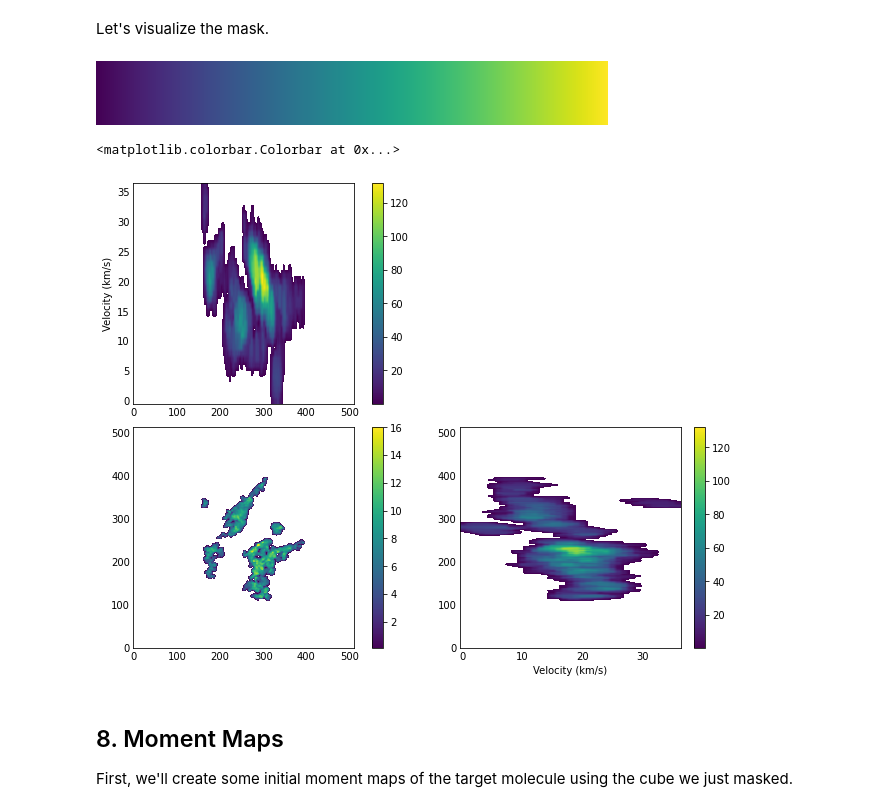
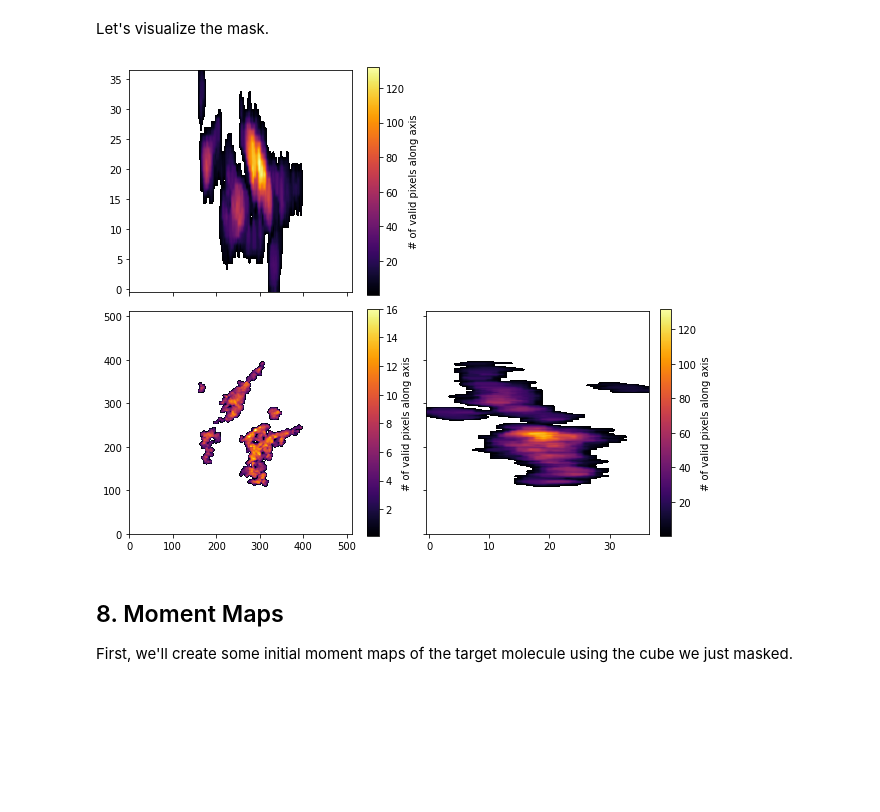
Before and after one commit to abulatek/brick, a Jupyter notebook: first_results/CH3CNMasking_v1.ipynb, the cells around one changed output. Cells and saved outputs as stored; diff of their text form; code cells hidden in the pictures; blank space fills up the shorter version.

Commit message:
Finished mask marginal plot, updated colormaps for coldens/temp

```diff
--- a/first_results/CH3CNMasking_v1.ipynb
+++ b/first_results/CH3CNMasking_v1.ipynb
@@ -416,5 +416,3 @@ masked_cube = ch3cnsubcube_f_reproj.with_mask(signal_mask)
 # masked_cube = SpectralCube.read('masked_target_cube.fits')
 # %% [markdown]
 Let's visualize the mask.
-# %%
-pl.rcParams['figure.facecolor'] = 'w'
@@ -423,60 +419,50 @@ from astropy.visualization import simple_norm
-# %%
-pl.matplotlib.cm.viridis.copy()
-# %% [output]
-[figure, removed]
 # %%
+# Imports and matplotlib settings
+from astropy.visualization import simple_norm
+from mpl_toolkits.axes_grid1 import make_axes_locatable
+plt.rcParams['figure.facecolor'] = 'w'
+
+# Collapse the mask in three dimensions
 mask = signal_mask.sum(axis=0)
 collapse1 = signal_mask.sum(axis = 1)
 collapse2 = signal_mask.sum(axis = 2)
 
+# Set up maximum value for colorbar
 vmax = np.max([mask.max(), collapse1.max(), collapse2.max()])
 norm = simple_norm(mask, stretch='linear', max_cut=vmax, min_cut=0.1)
+cm = pl.matplotlib.cm.inferno.copy()
+cm.set_under('w') # Make sure the "zero" color is white
 
-cm = pl.matplotlib.cm.viridis.copy()
-cm.set_under('w')
+fig = plt.figure(figsize = (8.5, 10), constrained_layout=True)
 
-from mpl_toolkits.axes_grid1 import make_axes_locatable
+# Collapse along axis 0
+ax1 = plt.subplot(323, aspect = 1)
+ax1.set_aspect(1)
+im1 = ax1.imshow(mask, origin = 'lower', cmap=cm, vmin=0.1)
+# ax1.tick_params(direction='in', color='#FFFFFF')
+cbar1 = plt.colorbar(mappable = im1, ax = ax1)
+cbar1.set_label('# of valid pixels along axis')
 
-fig = plt.figure(figsize = (9, 10), constrained_layout=True)
+# Collapse along axis 1
+ax2 = plt.subplot(321, sharex = ax1) # , adjustable='box'
+im2 = ax2.imshow(collapse1, origin = 'lower', norm=norm, cmap=cm)
+ax2.xaxis.set_tick_params(labelbottom = False) # Remove redundant tick labels
+ax2.set_aspect(collapse1.shape[1]/collapse1.shape[0])
+cbar2 = plt.colorbar(mappable=im2, ax=ax2)
+cbar2.set_label('# of valid pixels along axis')
 
-ax1 = plt.subplot(323, aspect = 1)
-im1 = ax1.imshow(mask, origin='lower', cmap=cm, vmin=0.1) # cmap='inferno', aspect='auto'
-ax1.tick_params(direction='in', color='#FFFFFF')
-pl.colorbar(mappable=im1)
+# Collapse along axis 2
+ax3 = plt.subplot(324, sharey = ax1)
+im3 = ax3.imshow(collapse2.T, origin = 'lower', norm=norm, cmap=cm)
+ax3.yaxis.set_tick_params(labelleft = False) # Remove redundant tick labels
+ax3.set_aspect(collapse2.shape[0]/collapse2.shape[1])
+cbar3 = plt.colorbar(mappable=im3, ax=ax3)
+cbar3.set_label('# of valid pixels along axis')
 
-ax2 = plt.subplot(321, sharex = ax1, adjustable='box')
-im2 = ax2.imshow(collapse1, origin='lower', norm=norm, cmap=cm) # cmap='gray'
-ax2.set_ylabel('Velocity (km/s)')
-ax2.tick_params(direction='in', color='#FFFFFF')
-ax2.set_aspect(collapse1.shape[1]/collapse1.shape[0])
-pl.colorbar(mappable=im2)
-
-ax3 = plt.subplot(324, sharey = ax1)
-im3 = ax3.imshow(collapse2.T, origin='lower', norm=norm, cmap=cm) # cmap='gray', aspect='auto'
-ax3.set_xlabel('Velocity (km/s)')
-ax3.tick_params(direction='in', color='#FFFFFF')
-ax3.set_aspect(collapse2.shape[0]/collapse2.shape[1])
-
-#pl.colorbar(cax=[0.95,0.5,0.1,0.8], mappable=im3)
-pl.colorbar(mappable=im3)
-
-# fig, axs = plt.subplots(2, 2, sharex="col", sharey="row",
-#                         gridspec_kw=dict(height_ratios=[1, 3],
-#                                          width_ratios=[3, 1]))
-# axs[0, 1].set_visible(False)
-# axs[0, 0].set_box_aspect(1/3)
-# axs[1, 0].set_box_aspect(1)
-# axs[1, 1].set_box_aspect(3/1)
-
-# x, y = np.random.randn(2, 400) * [[.5], [180]]
-# axs[1, 0].imshow(mask) # origin='lower', adjustable='box'
-# axs[0, 0].imshow(collapse1)
-# axs[1, 1].imshow(collapse2.T)
-
-# plt.show()
+plt.savefig("figures/mask.pdf", dpi = 300, facecolor='w', edgecolor='w', bbox_inches='tight')
+plt.show()
 # %% [output]
-<matplotlib.colorbar.Colorbar at 0x...>
-[figure, old version]
+[figure, new version]
 # %% [markdown]
 ## 8. Moment Maps
 First, we'll create some initial moment maps of the target molecule using the cube we just masked.
```
Also changed, not shown: parts of 1 cell of this notebook, 4 other files.
